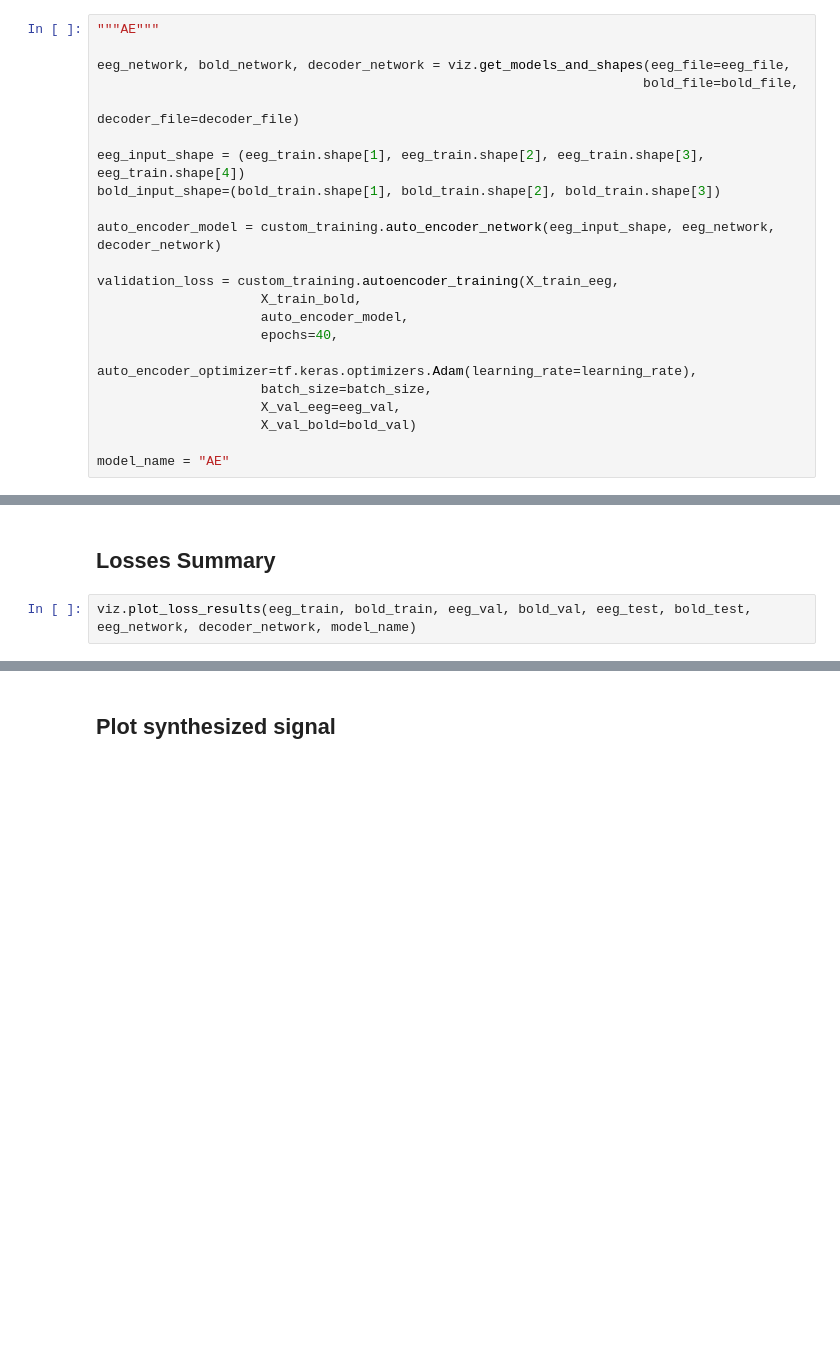
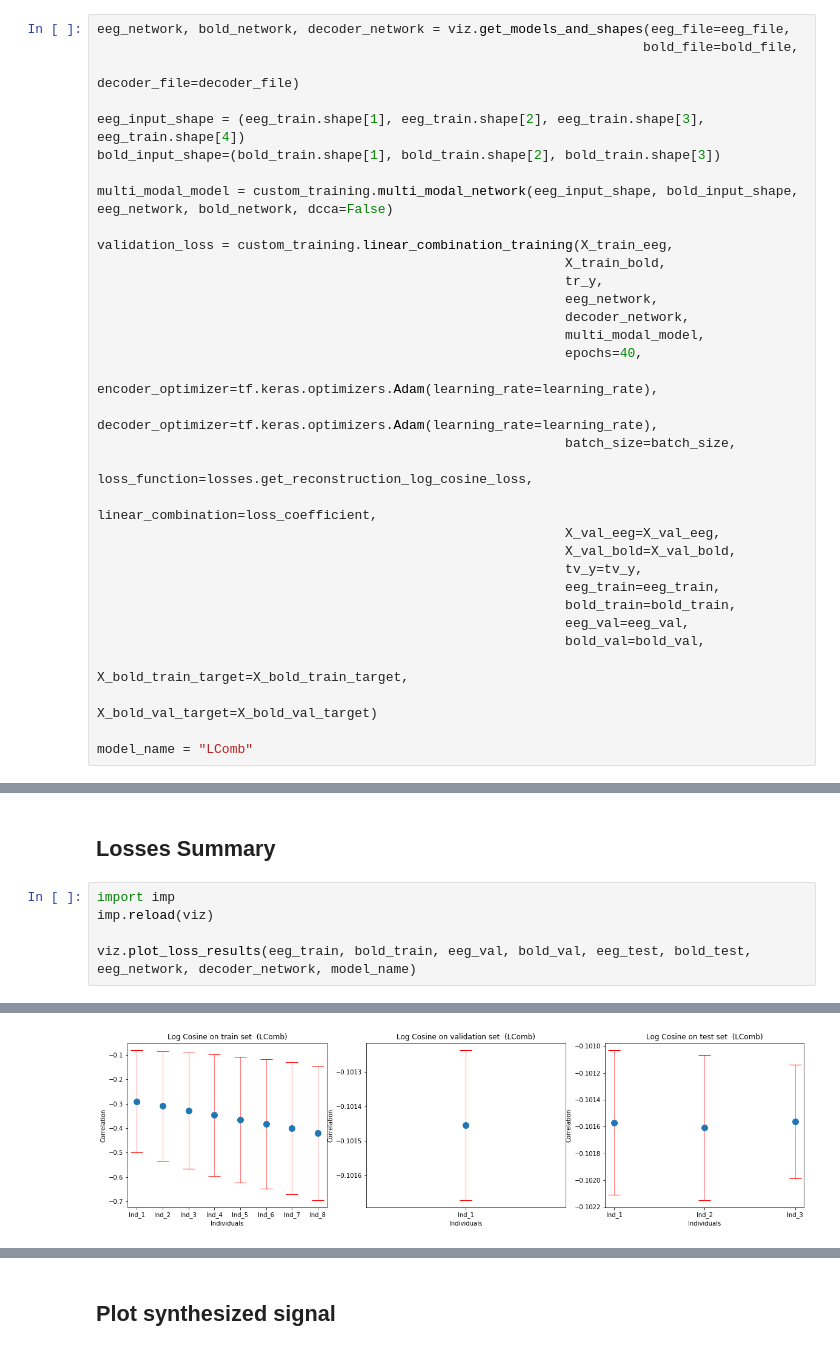
Before and after one commit to DCalhas/eeg_to_fmri, a Jupyter notebook: src/notebooks/signal_visualization.ipynb, the cells around one changed output, grey strips where cells are left out. Cells and saved outputs as stored; diff of their text form; blank space fills up the shorter version.

```diff
--- a/src/notebooks/signal_visualization.ipynb
+++ b/src/notebooks/signal_visualization.ipynb
@@ -139,8 +138,6 @@ Reading 0 ... 168019  =      0.000 ...   672.076 secs...
 # %% [markdown]
 ## Train Network
 # %%
-"""AE"""
-
 eeg_network, bold_network, decoder_network = viz.get_models_and_shapes(eeg_file=eeg_file,
                                                                       bold_file=bold_file,
                                                                       decoder_file=decoder_file)
@@ -148,16 +145,29 @@ eeg_network, bold_network, decoder_network = viz.get_models_and_shapes(eeg_file=
 eeg_input_shape = (eeg_train.shape[1], eeg_train.shape[2], eeg_train.shape[3], eeg_train.shape[4])
 bold_input_shape=(bold_train.shape[1], bold_train.shape[2], bold_train.shape[3])
 
-auto_encoder_model = custom_training.auto_encoder_network(eeg_input_shape, eeg_network, decoder_network)
+multi_modal_model = custom_training.multi_modal_network(eeg_input_shape, bold_input_shape, eeg_network, bold_network, dcca=False)
 
-validation_loss = custom_training.autoencoder_training(X_train_eeg,
-                     X_train_bold,
-                     auto_encoder_model,
-                     epochs=40,
-                     auto_encoder_optimizer=tf.keras.optimizers.Adam(learning_rate=learning_rate),
-                     batch_size=batch_size,
-                     X_val_eeg=eeg_val,
-                     X_val_bold=bold_val)
+validation_loss = custom_training.linear_combination_training(X_train_eeg,
+                                                            X_train_bold,
+                                                            tr_y,
+                                                            eeg_network,
+                                                            decoder_network,
+                                                            multi_modal_model,
+                                                            epochs=40,
+                                                            encoder_optimizer=tf.keras.optimizers.Adam(learning_rate=learning_rate),
+                                                            decoder_optimizer=tf.keras.optimizers.Adam(learning_rate=learning_rate),
+                                                            batch_size=batch_size,
+                                                            loss_function=losses.get_reconstruction_log_cosine_loss,
+                                                            linear_combination=loss_coefficient,
+                                                            X_val_eeg=X_val_eeg,
+                                                            X_val_bold=X_val_bold,
+                                                            tv_y=tv_y,
+                                                            eeg_train=eeg_train,
+                                                            bold_train=bold_train,
+                                                            eeg_val=eeg_val,
+                                                            bold_val=bold_val,
+                                                            X_bold_train_target=X_bold_train_target,
+                                                            X_bold_val_target=X_bold_val_target)
 
-model_name = "AE"
+model_name = "LComb"
 # %% [output]
@@ -169,5 +191,8 @@ KeyboardInterrupt:
 # %% [markdown]
 ## Losses Summary
 # %%
+import imp
+imp.reload(viz)
+
 viz.plot_loss_results(eeg_train, bold_train, eeg_val, bold_val, eeg_test, bold_test, eeg_network, decoder_network, model_name)
 # %% [output]
@@ -174,0 +205 @@ NameError: name 'model_name' is not defined
+[figure, added]
```
Also changed, not shown: parts of 6 cells of this notebook, 4 other files.
